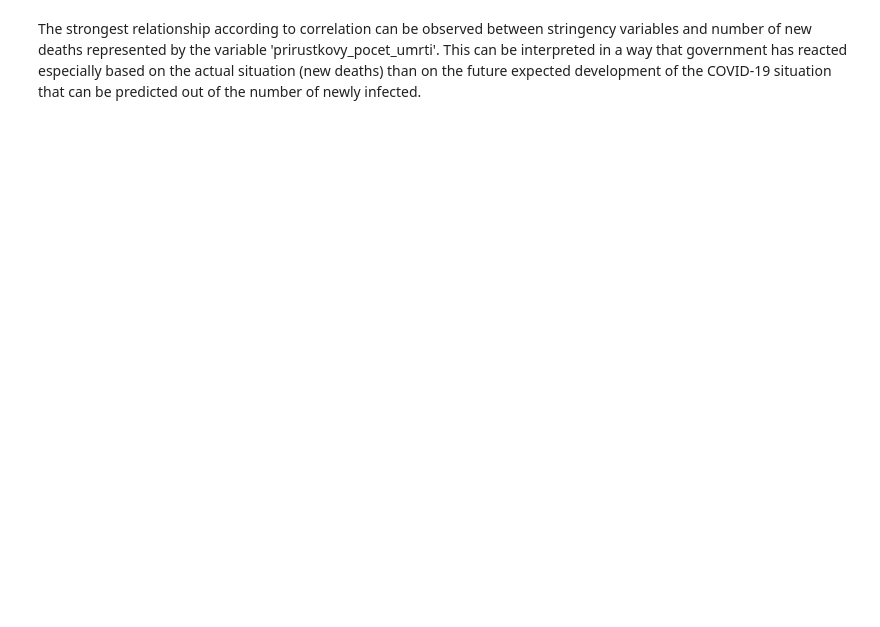
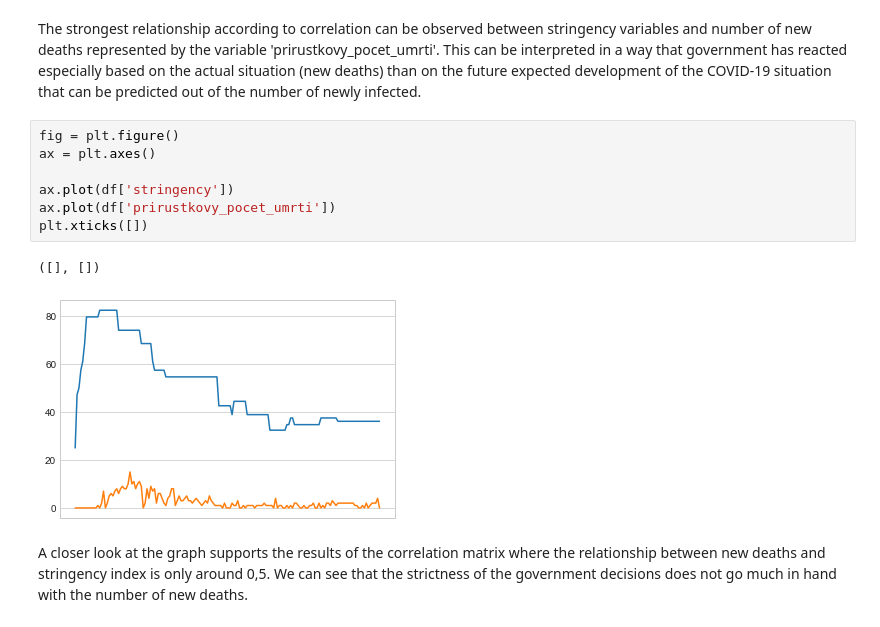
Before and after one commit to barabajgarova/Python-IES-Project, a Jupyter notebook: Policy_analysis.ipynb, the cells around one changed output. Cells and saved outputs as stored; diff of their text form; blank space fills up the shorter version.

```diff
--- a/Policy_analysis.ipynb
+++ b/Policy_analysis.ipynb
@@ -122,2 +124,14 @@ prirustkovy_pocet_umrti                      1.000000
 # %% [markdown]
 The strongest relationship according to correlation can be observed between stringency variables and number of new deaths represented by the variable 'prirustkovy_pocet_umrti'. This can be interpreted in a way that government has reacted especially based on the actual situation (new deaths) than on the future expected development of the COVID-19 situation that can be predicted out of the number of newly infected.
+# %%
+fig = plt.figure()
+ax = plt.axes()
+
+ax.plot(df['stringency'])
+ax.plot(df['prirustkovy_pocet_umrti'])
+plt.xticks([])
+# %% [output]
+([], [])
+[figure, added]
+# %% [markdown]
+A closer look at the graph supports the results of the correlation matrix where the relationship between new deaths and stringency index is only around 0,5. We can see that the strictness of the government decisions does not go much in hand with the number of new deaths.
```
Also changed, not shown: parts of 3 cells of this notebook.
